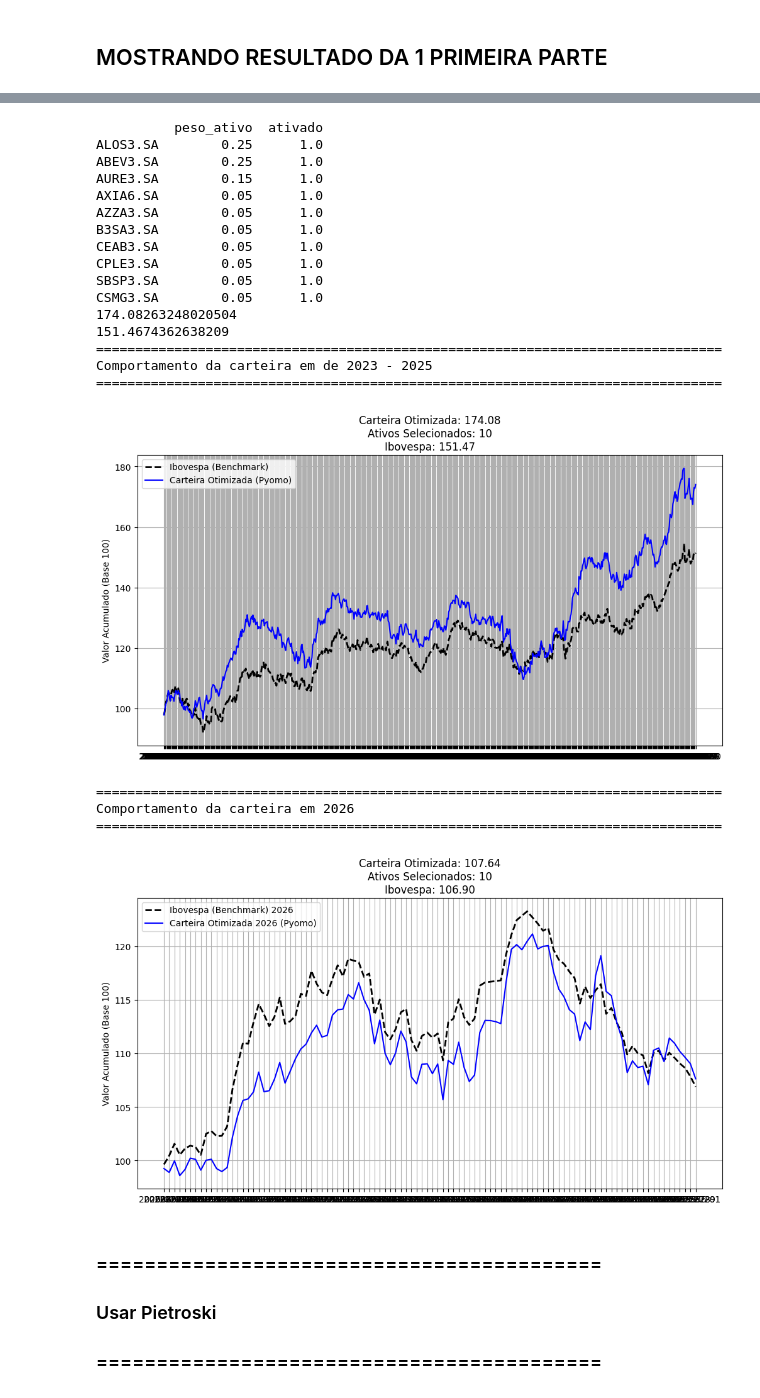
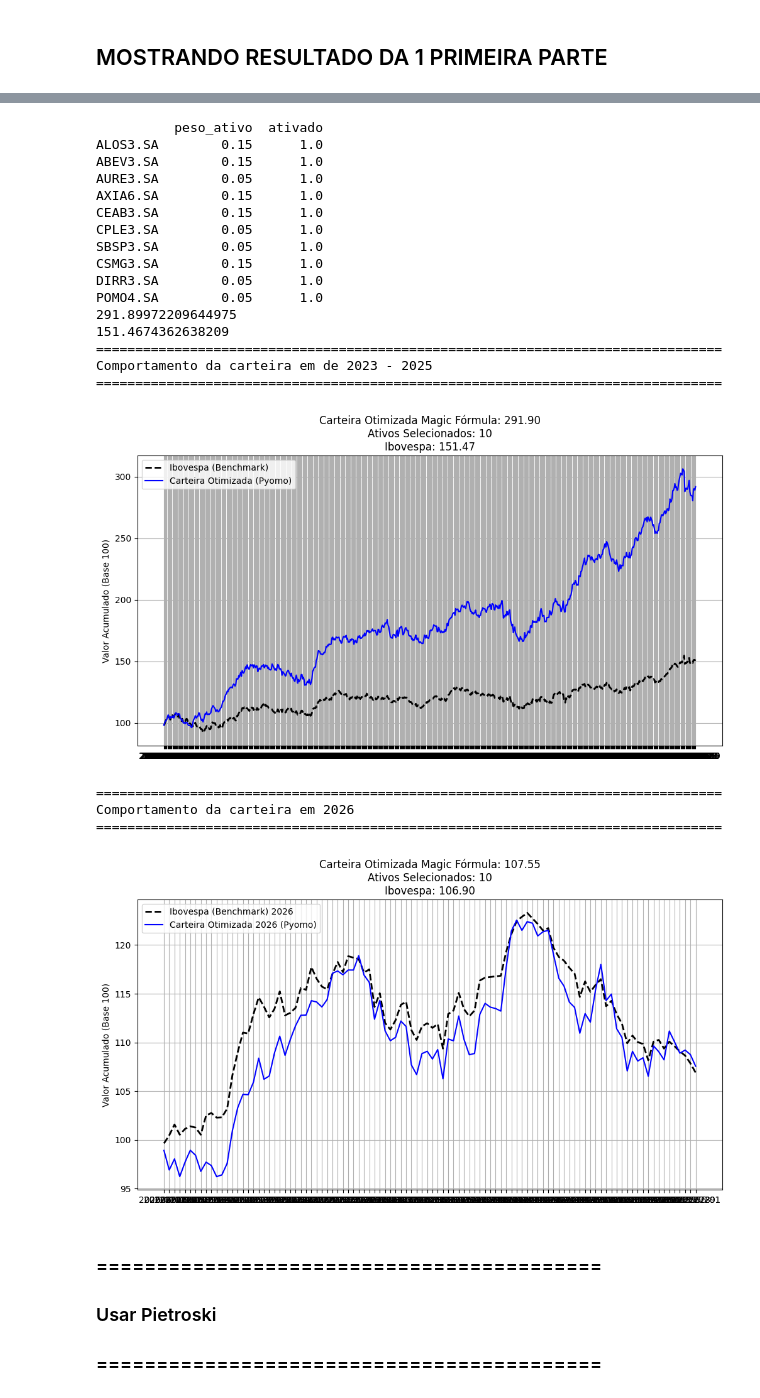
Before and after one commit to JoaoNogaroli/mestrado, a Jupyter notebook: Disciplina-atellier/aula 02-06-2026/app_otimizacao_carteira_magic_formula.ipynb, the cells around one changed output, grey strips where cells are left out. Drawn from its saved outputs; the diff is of its cells as text; code cells hidden in the pictures.

```diff
--- a/Disciplina-atellier/aula 02-06-2026/app_otimizacao_carteira_magic_formula.ipynb
+++ b/Disciplina-atellier/aula 02-06-2026/app_otimizacao_carteira_magic_formula.ipynb
@@ -127,9 +127,9 @@ print(dados_retorno_ibov_2026.shape)
 # %%
 vb_cardinalidade_max = 40
 vb_cardinalidade_min = 10
-vb_peso_maximo = 0.25
+vb_peso_maximo = 0.15
 vb_peso_minimo = 0.05
-vb_theta = 10
+vb_theta = 2
 # %% [markdown]
 # Modelo com dados fundamentalistas
 # %%
@@ -336,7 +336,7 @@ plt.plot(acum_ibov, label='Ibovespa (Benchmark)', color='black', linewidth=2, li
 plt.plot(acum_otimizado, label='Carteira Otimizada (Pyomo)', color='blue')
 # plt.plot(acum_equi, label='Carteira Equiponderada', color='red', alpha=0.5)
 
-texto = f"Carteira Otimizada: {acum_otimizado.iloc[-1]:.2f}\nAtivos Selecionados: {len(ativos_selecionados)}\nIbovespa: {acum_ibov['IBOV'].iloc[-1]:.2f}"
+texto = f"Carteira Otimizada Magic Fórmula: {acum_otimizado.iloc[-1]:.2f}\nAtivos Selecionados: {len(ativos_selecionados)}\nIbovespa: {acum_ibov['IBOV'].iloc[-1]:.2f}"
 # plt.title('Comparação de Performance: Index Tracking (10 ativos)')
 plt.title(texto)
 plt.ylabel('Valor Acumulado (Base 100)')
@@ -350,48 +350,48 @@ print("Comportamento da carteira em 2026")
 print(("="*80))
 
 retornos_carteira_2026 = dados_retorno_2026[ativos_selecionados]
 carteira_otimizada_2026 = (retornos_carteira_2026*df_final['peso_ativo']).sum(axis=1)
 carteira_otimizada_2026 = 1 + carteira_otimizada_2026
 acum_otimizado_2026 = (carteira_otimizada_2026).cumprod() * 100
 
 acum_ibov_2026 = (1 + dados_retorno_ibov_2026).cumprod() * 100
 
 
 # 4. Plotar o Gráfico
 plt.figure(figsize=(12, 6))
 plt.plot(acum_ibov_2026, label='Ibovespa (Benchmark) 2026', color='black', linewidth=2, linestyle='--')
 plt.plot(acum_otimizado_2026, label='Carteira Otimizada 2026 (Pyomo)', color='blue')
 # plt.plot(acum_equi, label='Carteira Equiponderada', color='red', alpha=0.5)
 
-texto = f"Carteira Otimizada: {acum_otimizado_2026.iloc[-1]:.2f}\nAtivos Selecionados: {len(ativos_selecionados)}\nIbovespa: {acum_ibov_2026['IBOV'].iloc[-1]:.2f}"
+texto = f"Carteira Otimizada Magic Fórmula: {acum_otimizado_2026.iloc[-1]:.2f}\nAtivos Selecionados: {len(ativos_selecionados)}\nIbovespa: {acum_ibov_2026['IBOV'].iloc[-1]:.2f}"
 # plt.title('Comparação de Performance: Index Tracking (10 ativos)')
 plt.title(texto)
 plt.ylabel('Valor Acumulado (Base 100)')
 plt.legend()
 plt.grid(True)
 plt.show()
 # %% [output]
           peso_ativo  ativado
-ALOS3.SA        0.25      1.0
-ABEV3.SA        0.25      1.0
-AURE3.SA        0.15      1.0
-AXIA6.SA        0.05      1.0
-AZZA3.SA        0.05      1.0
-B3SA3.SA        0.05      1.0
-CEAB3.SA        0.05      1.0
+ALOS3.SA        0.15      1.0
+ABEV3.SA        0.15      1.0
+AURE3.SA        0.05      1.0
+AXIA6.SA        0.15      1.0
+CEAB3.SA        0.15      1.0
 CPLE3.SA        0.05      1.0
 SBSP3.SA        0.05      1.0
-CSMG3.SA        0.05      1.0
-174.08263248020504
+CSMG3.SA        0.15      1.0
+DIRR3.SA        0.05      1.0
+POMO4.SA        0.05      1.0
+291.89972209644975
 151.4674362638209
 ================================================================================
 Comportamento da carteira em de 2023 - 2025
 ================================================================================
-[figure, old version]
+[figure, new version]
 ================================================================================
 Comportamento da carteira em 2026
 ================================================================================
-[figure, old version]
+[figure, new version]
 # %% [markdown]
 ### ==========================================
 ### Usar Pietroski
```
Also changed, not shown: parts of 13 cells of this notebook, 1 other file.
